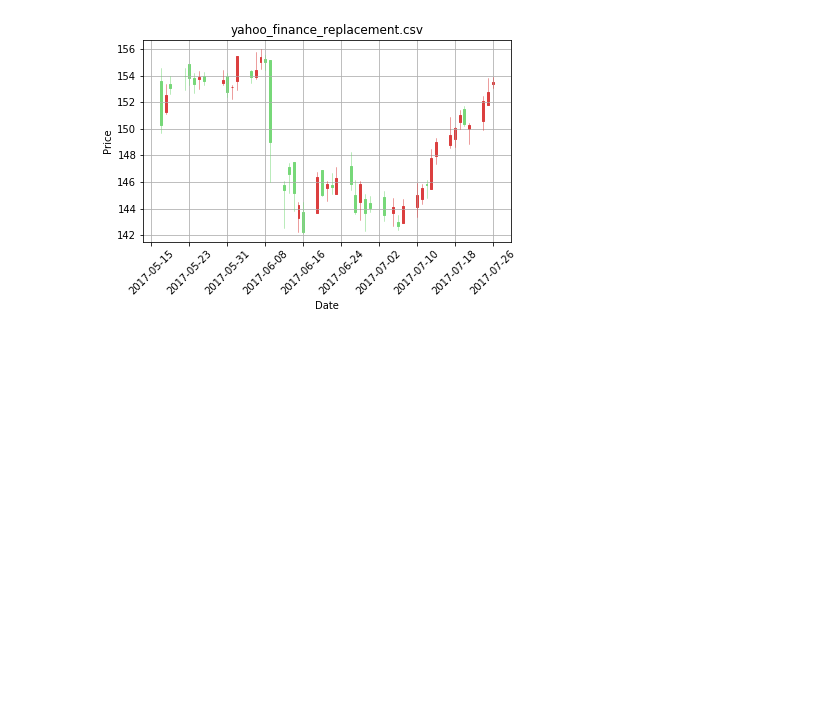
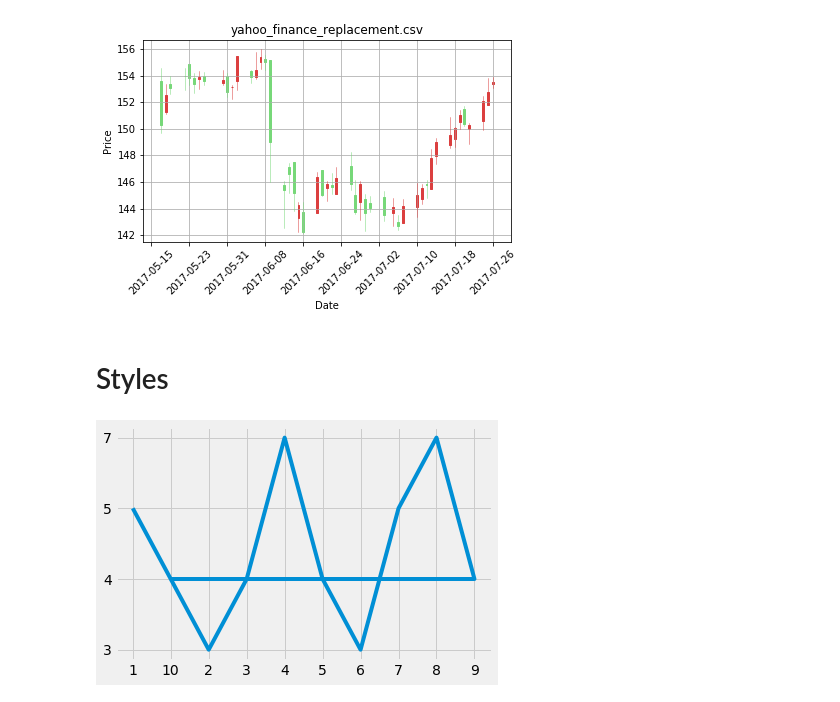
Before and after one commit to surya1singh/matplotlib_examples, a Jupyter notebook: Level 1.ipynb, the cells around one changed output. Saved outputs shown, nothing was run; the diff lists cells and outputs as text; code cells hidden in the pictures; blank space fills up the shorter version.

```diff
--- a/Level 1.ipynb
+++ b/Level 1.ipynb
@@ -219,3 +219,31 @@ def graph_data(stock):
 graph_data('yahoo_finance_replacement.csv')
 # %% [output]
 [figure]
+# %% [markdown]
+# Styles
+# %%
+import matplotlib.animation as animation
+from matplotlib import style
+style.use('fivethirtyeight')
+
+fig = plt.figure()
+ax1 = fig.add_subplot(1,1,1)
+
+def animate(i):
+    graph_data = open('example.txt','r').read()
+    lines = graph_data.split('\n')
+    xs = []
+    ys = []
+    for line in lines:
+        if len(line) > 1:
+            x, y = line.split(',')
+            xs.append(x)
+            ys.append(y)
+    ax1.clear()
+    ax1.plot(xs, ys)
+
+
+ani = animation.FuncAnimation(fig, animate, interval=1000)
+plt.show()
+# %% [output]
+[figure, added]
```
Also changed, not shown: 1 other file.
